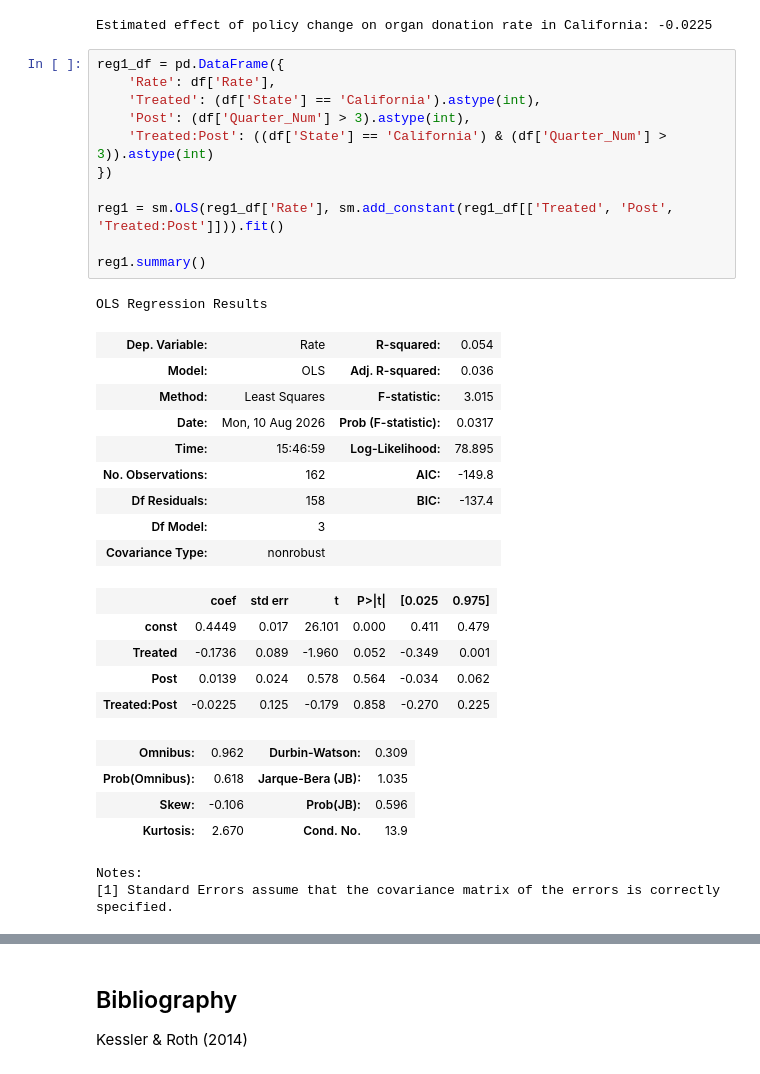
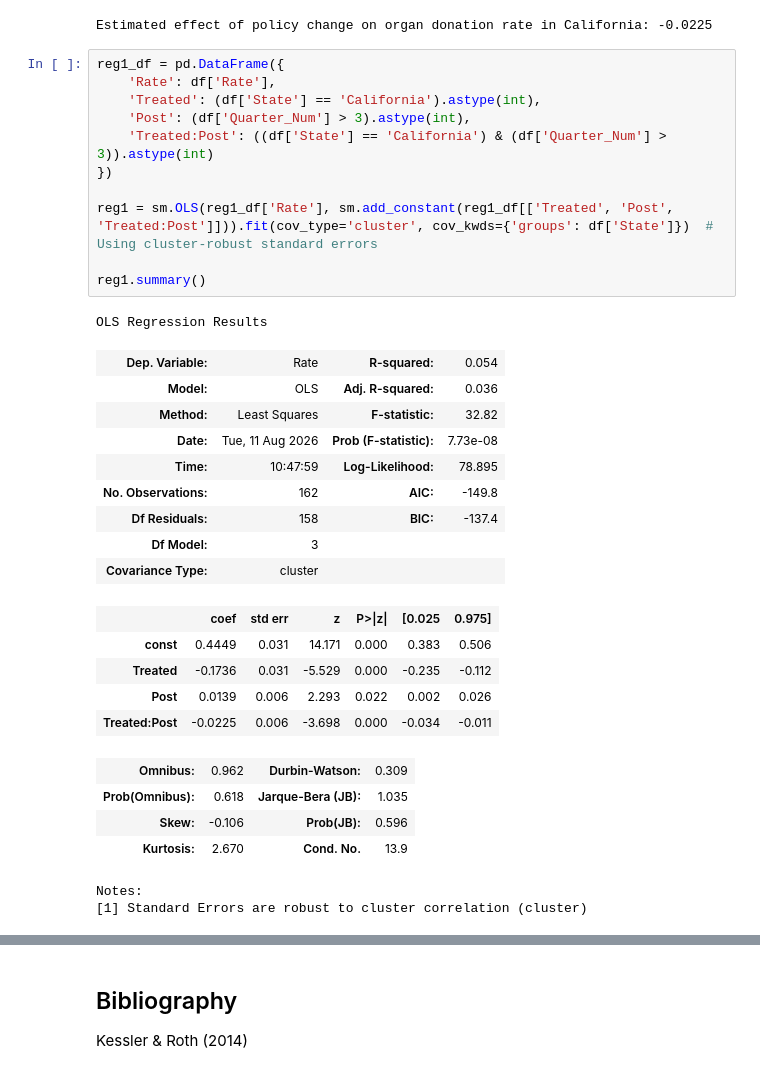
Before and after one commit to cainemerrick98/causal-inference, a Jupyter notebook: DiD-OrganDonation/notebook.ipynb, the cells around one changed output, grey strips where cells are left out. Drawn from its saved outputs; the diff is of its cells as text.

```diff
--- a/DiD-OrganDonation/notebook.ipynb
+++ b/DiD-OrganDonation/notebook.ipynb
@@ -214,35 +230,35 @@ Estimated effect of policy change on organ donation rate in California: -0.0225
 # %%
 reg1_df = pd.DataFrame({
     'Rate': df['Rate'],
     'Treated': (df['State'] == 'California').astype(int),
     'Post': (df['Quarter_Num'] > 3).astype(int),
     'Treated:Post': ((df['State'] == 'California') & (df['Quarter_Num'] > 3)).astype(int)
 })
 
-reg1 = sm.OLS(reg1_df['Rate'], sm.add_constant(reg1_df[['Treated', 'Post', 'Treated:Post']])).fit()
+reg1 = sm.OLS(reg1_df['Rate'], sm.add_constant(reg1_df[['Treated', 'Post', 'Treated:Post']])).fit(cov_type='cluster', cov_kwds={'groups': df['State']})  # Using cluster-robust standard errors
 
 reg1.summary()
 # %% [output]
 OLS Regression Results
 | Dep. Variable: | Rate | R-squared: | 0.054 |
 | Model: | OLS | Adj. R-squared: | 0.036 |
-| Method: | Least Squares | F-statistic: | 3.015 |
-| Date: | Mon, 10 Aug 2026 | Prob (F-statistic): | 0.0317 |
-| Time: | 15:46:59 | Log-Likelihood: | 78.895 |
+| Method: | Least Squares | F-statistic: | 32.82 |
+| Date: | Tue, 11 Aug 2026 | Prob (F-statistic): | 7.73e-08 |
+| Time: | 10:47:59 | Log-Likelihood: | 78.895 |
 | No. Observations: | 162 | AIC: | -149.8 |
 | Df Residuals: | 158 | BIC: | -137.4 |
 | Df Model: | 3 |  |  |
-| Covariance Type: | nonrobust |  |  |
+| Covariance Type: | cluster |  |  |
-|  | coef | std err | t | P>|t| | [0.025 | 0.975] |
-| const | 0.4449 | 0.017 | 26.101 | 0.000 | 0.411 | 0.479 |
-| Treated | -0.1736 | 0.089 | -1.960 | 0.052 | -0.349 | 0.001 |
-| Post | 0.0139 | 0.024 | 0.578 | 0.564 | -0.034 | 0.062 |
-| Treated:Post | -0.0225 | 0.125 | -0.179 | 0.858 | -0.270 | 0.225 |
+|  | coef | std err | z | P>|z| | [0.025 | 0.975] |
+| const | 0.4449 | 0.031 | 14.171 | 0.000 | 0.383 | 0.506 |
+| Treated | -0.1736 | 0.031 | -5.529 | 0.000 | -0.235 | -0.112 |
+| Post | 0.0139 | 0.006 | 2.293 | 0.022 | 0.002 | 0.026 |
+| Treated:Post | -0.0225 | 0.006 | -3.698 | 0.000 | -0.034 | -0.011 |
 | Omnibus: | 0.962 | Durbin-Watson: | 0.309 |
 | Prob(Omnibus): | 0.618 | Jarque-Bera (JB): | 1.035 |
 | Skew: | -0.106 | Prob(JB): | 0.596 |
 | Kurtosis: | 2.670 | Cond. No. | 13.9 |
 Notes:
-[1] Standard Errors assume that the covariance matrix of the errors is correctly specified.
+[1] Standard Errors are robust to cluster correlation (cluster)
 # %% [markdown]
 ## Placebo Tests
```
Also changed, not shown: parts of 4 cells of this notebook.
